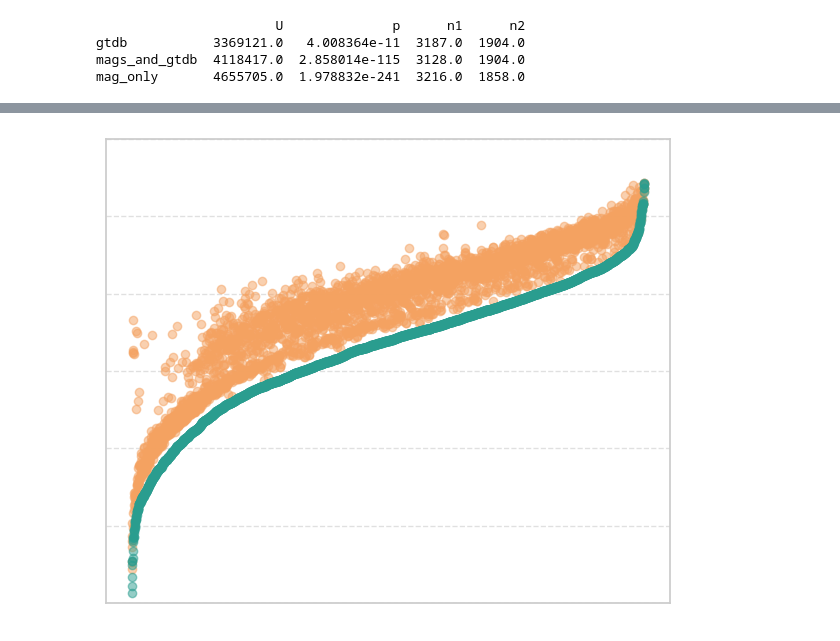
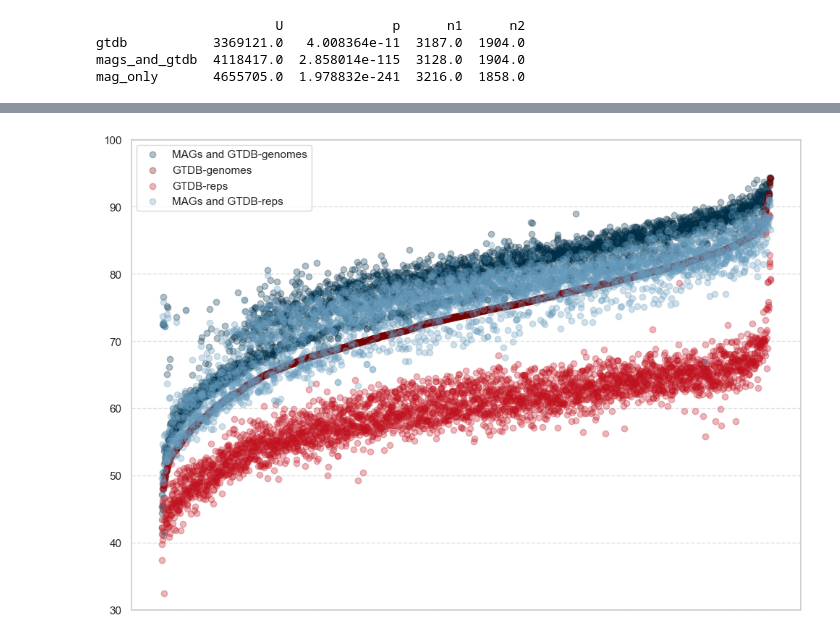
Before and after one commit to AnneliektH/2025-pig-binning-plots, a Jupyter notebook: notebooks/done.250710_human_and_pig.ipynb, the cells around one changed output, grey strips where cells are left out. Drawn from its saved outputs; the diff is of its cells as text; code cells hidden in the pictures.

```diff
--- a/notebooks/done.250710_human_and_pig.ipynb
+++ b/notebooks/done.250710_human_and_pig.ipynb
@@ -14,7 +14,7 @@ import matplotlib.pyplot as plt
 from scipy.stats import kruskal
 # %%
 # open dfs
-dfp = pd.read_csv('../data/250812_f_unique_weighted.gtdb_mags.pig.k31.csv', index_col=0)
+dfp = pd.read_csv('../data/250926_gatherout.gtdb.species.pig.csv', index_col=0)
 dfp = dfp*100
 dfp['organism'] = 'pig'
 dfh = pd.read_csv('../data/250811_gather.human_gtdbMAG.k31.csv', index_col=0)
@@ -241,24 +178,26 @@ dfp
 # %%
 dfp = dfp.sort_values(by="gtdb")
 # %%
-plt.rcParams["figure.figsize"] = (6,5)
+plt.rcParams["figure.figsize"] = (10,7)
 
-plt.scatter(dfp['basename'], dfp['mags_and_gtdb'],color='#f4a261',alpha = 0.5)
+plt.scatter(dfp['basename'], dfp['mags_and_gtdb'],color='#003049',alpha = 0.3, label='MAGs and GTDB-genomes')
 plt.ylim(0, 100)
-plt.scatter(dfp['basename'], dfp['gtdb'],color='#2a9d8f',alpha = 0.5)
+plt.scatter(dfp['basename'], dfp['gtdb'],color='#780000',alpha = 0.3,label='GTDB-genomes')
+plt.scatter(dfp['basename'], dfp['gtdb_reps'],color='#c1121f',alpha = 0.3,label='GTDB-reps')
+plt.scatter(dfp['basename'], dfp['mags_and_gtdbreps'],color='#669bbc',alpha = 0.3,label='MAGs and GTDB-reps')
 
-plt.ylim(40, 100)
-plt.yticks(range(40, 101, 10), [""] * 7)
+plt.ylim(30, 100)
+#plt.yticks(range(40, 101, 10), [""] * 7)
 plt.xticks([], [])
 
 # Horizontal gridlines at 40, 50, ...
 plt.grid(axis="y", linestyle="--", alpha=0.6)
-
+plt.legend()
 plt.xticks([], [])
 plt.tight_layout()
-#plt.savefig("../plots/250812_explained.gtdb_mags.pg.png")
+plt.savefig("../plots/explained.gtdb_mags.repsandgenomes.k31.png")
 # %% [output]
-[figure, old version]
+[figure, new version]
 # %%
 # create an all vs all databases plot
 # i dont like this
```
Also changed, not shown: parts of 9 cells of this notebook, 19 other files.
